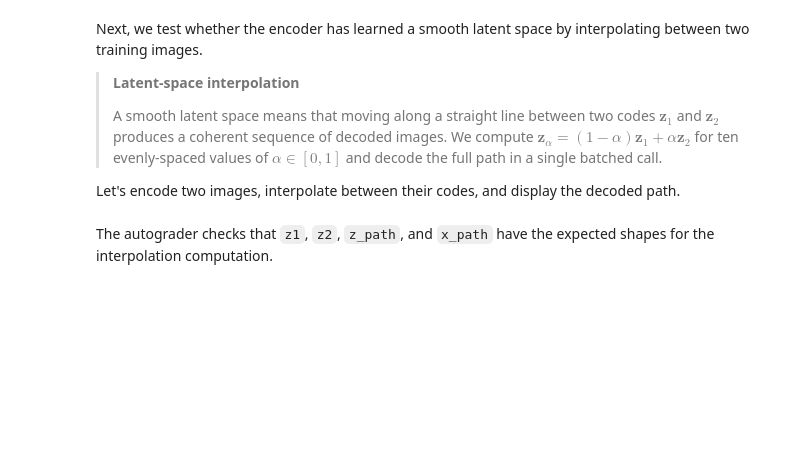
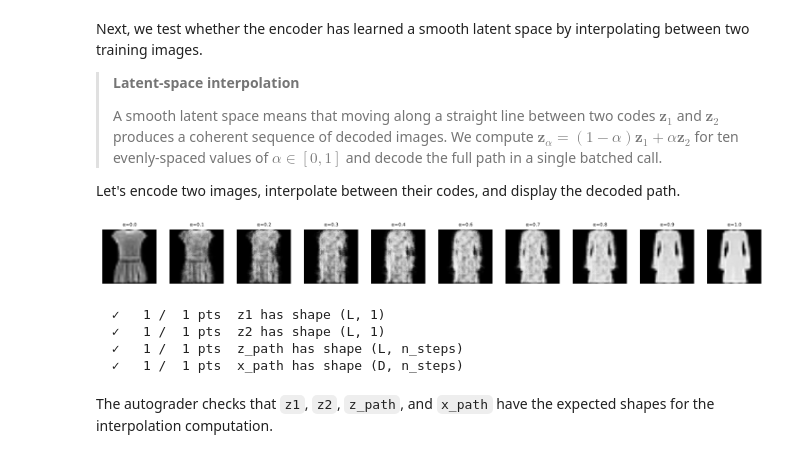
Before and after one commit to CHEME-5820-Spring-2026/ps5-5820-s26-athishan3277, a Jupyter notebook: PS5-CHEME-5820-Student-AE-S2025.ipynb, the cells around one changed output. Cells and saved outputs as stored; diff of their text form; code cells hidden in the pictures; blank space fills up the shorter version.

```diff
--- a/PS5-CHEME-5820-Student-AE-S2025.ipynb
+++ b/PS5-CHEME-5820-Student-AE-S2025.ipynb
@@ -51,9 +51,8 @@ In addition, complete the three functions below that are the core of the autoenc
 #   2. Return the result
 
 function encode(model::MyAEModel, x::AbstractMatrix)
-    a=0
     # YOUR CODE HERE
-
+    return model.encoder(x)
 end
 
 # Task 1b: decode
@@ -67,7 +66,7 @@ end
 
 function decode(model::MyAEModel, z::AbstractMatrix)
     # YOUR CODE HERE
-
+    return model.decoder(z)
 end
 
 # Task 2a: reconstruction_loss
@@ -79,5 +78,7 @@ end
 
 function reconstruction_loss(model::MyAEModel, x::AbstractMatrix)
     # YOUR CODE HERE
-
+    z = encode(model,x)
+    x̂ = decode(model,z)
+    return mean(sum((x .- x̂).^2; dims=1))
 end
@@ -130,7 +133,7 @@ Let's load the data, compute pixel statistics, and visualize a sample grid.
 # load the data -
 X = let
     # YOUR CODE HERE: call load_fashion_class with CLASS and K
-    X = missing;
+    X = load_fashion_class(CLASS; n_examples=K);
 
     println("Data matrix size: $(size(X))")  # expected: (4096, 100)
     X # return
@@ -273,7 +300,7 @@ ae, losses = let
             # forward pass + gradient computation in one call -
             loss, grads = Flux.withgradient(ae) do m
                 # YOUR CODE HERE: one line, call reconstruction_loss on the full dataset X
-
+                reconstruction_loss(m,X)
             end;
 
             Flux.update!(opt_state, ae, grads[1]);  # apply the Adam step
@@ -359,36 +403,43 @@ Let's encode two images, interpolate between their codes, and display the decode
 # %%
 # latent-space interpolation -
 n_steps = 10;
 x1 = X[:, 1:1];   # first training image  (4096 x 1)
 x2 = X[:, 6:6];   # sixth training image  (4096 x 1)
 
 # YOUR CODE HERE
 # 1. Encode both images to their bottleneck codes:
 #      z1 = encode(ae, x1),  z2 = encode(ae, x2)
 # 2. For each alpha in range(0f0, 1f0, length=n_steps):
 #      compute z_alpha = (1 - alpha)*z1 + alpha*z2
 # 3. Stack all z_alpha into z_path (L x n_steps), then decode:
 #      x_path = decode(ae, z_path)
 # 4. Display with labeled titles:
 #      titles = ["α=$(round(α, digits=1))" for α in alphas]
 #      show_image_grid(x_path; nrows=1, ncols=n_steps, titles=titles)
 
-z1 = missing;   # L x 1 bottleneck code for image 1
-z2 = missing;   # L x 1 bottleneck code for image 2
+z1 = encode(ae,x1);   # L x 1 bottleneck code for image 1
+z2 = encode(ae,x2);   # L x 1 bottleneck code for image 2
 
 alphas = range(0f0, 1f0; length=n_steps);  # evenly spaced blend weights
-z_path = missing;   # L x n_steps matrix of interpolated codes
-x_path = missing;   # D x n_steps matrix of decoded images
+z_path = hcat([(1f0 - α) .* z1 .+ α .* z2 for α in alphas]...);   # L x n_steps matrix of interpolated codes
+x_path = decode(ae,z_path);   # D x n_steps matrix of decoded images
 
 # display the decoded interpolation path with labeled frames -
 titles = ["α=$(round(α, digits=1))" for α in alphas];
 show_image_grid(x_path; nrows=1, ncols=n_steps, titles=titles)
+# %% [output]
+[figure, added]
 # %%
 # ── Autograder: Task 3 ──────────────────────────────────────────────────────
 check!(GRADER, "Task 3", "z1 has shape (L, 1)",            1, () -> !ismissing(z1) && size(z1) == (L, 1))
 check!(GRADER, "Task 3", "z2 has shape (L, 1)",            1, () -> !ismissing(z2) && size(z2) == (L, 1))
 check!(GRADER, "Task 3", "z_path has shape (L, n_steps)",  1, () -> !ismissing(z_path) && size(z_path) == (L, n_steps))
 check!(GRADER, "Task 3", "x_path has shape (D, n_steps)",  1, () -> !ismissing(x_path) && size(x_path) == (D, n_steps))
+# %% [output]
+  ✓   1 /  1 pts  z1 has shape (L, 1)
+  ✓   1 /  1 pts  z2 has shape (L, 1)
+  ✓   1 /  1 pts  z_path has shape (L, n_steps)
+  ✓   1 /  1 pts  x_path has shape (D, n_steps)
 # %% [markdown]
 The autograder checks that `z1`, `z2`, `z_path`, and `x_path` have the expected shapes for the interpolation computation.
 # %% [markdown]
```
Also changed, not shown: parts of 15 cells of this notebook, 2 other files.
